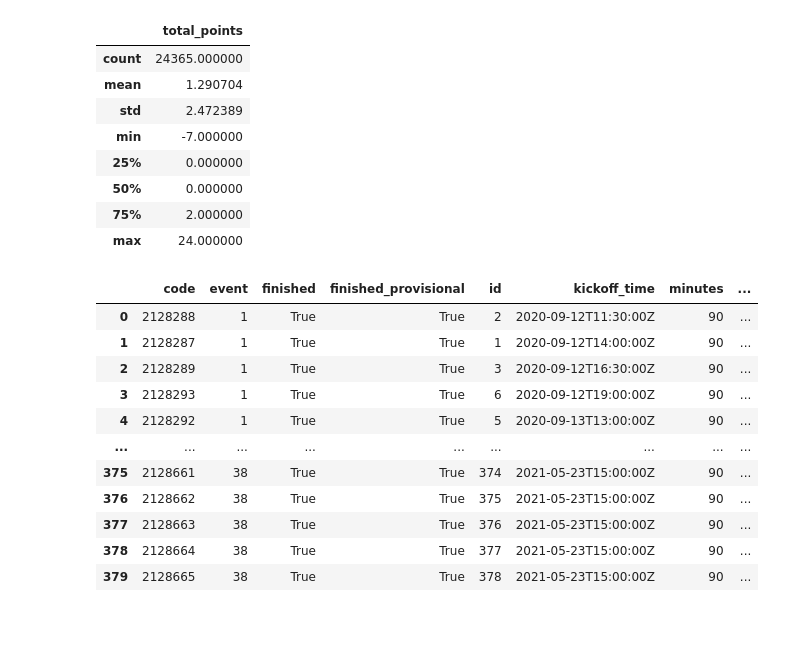
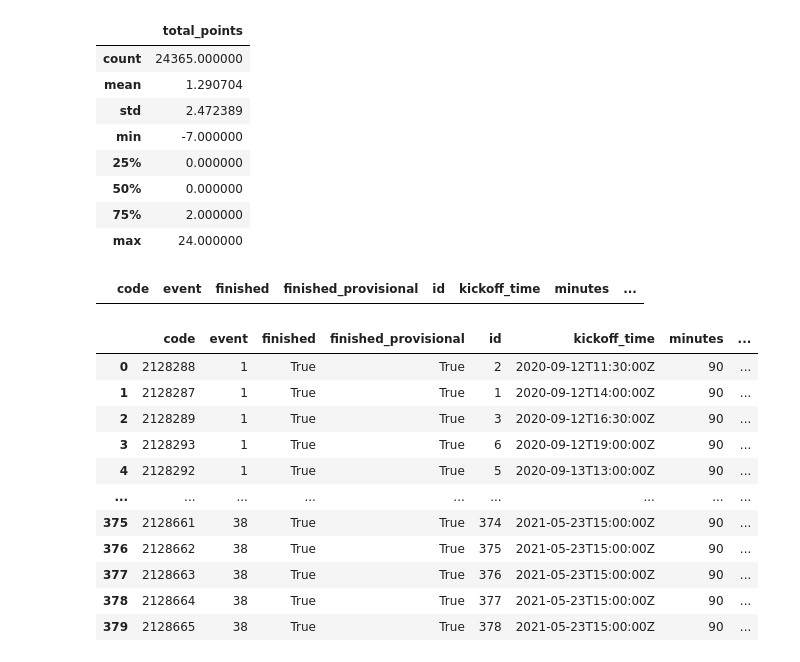
Before and after one commit to magnustorvund/fantasyAI, a Jupyter notebook: notebooks/for_loop_testing.ipynb, the cells around one changed output. Saved outputs shown, nothing was run; the diff lists cells and outputs as text; code cells hidden in the pictures; blank space fills up the shorter version.

```diff
--- a/notebooks/for_loop_testing.ipynb
+++ b/notebooks/for_loop_testing.ipynb
@@ -110,6 +180,10 @@ gw1[["total_points"]].describe()
 # %%
 with open(os.path.join(wdPATH, "..", "data_files", "2020-21", "fixtures.csv")) as file:
     fixture_df = pd.read_csv(file)
+# %%
+fixture_df.loc[fixture_df["event"] == "1"]
+# %% [output]
+|  | code | event | finished | finished_provisional | id | kickoff_time | minutes | ... |
 # %%
 fixture_df
 # %% [output]
```
Also changed, not shown: parts of 10 cells of this notebook, 2 other files.
